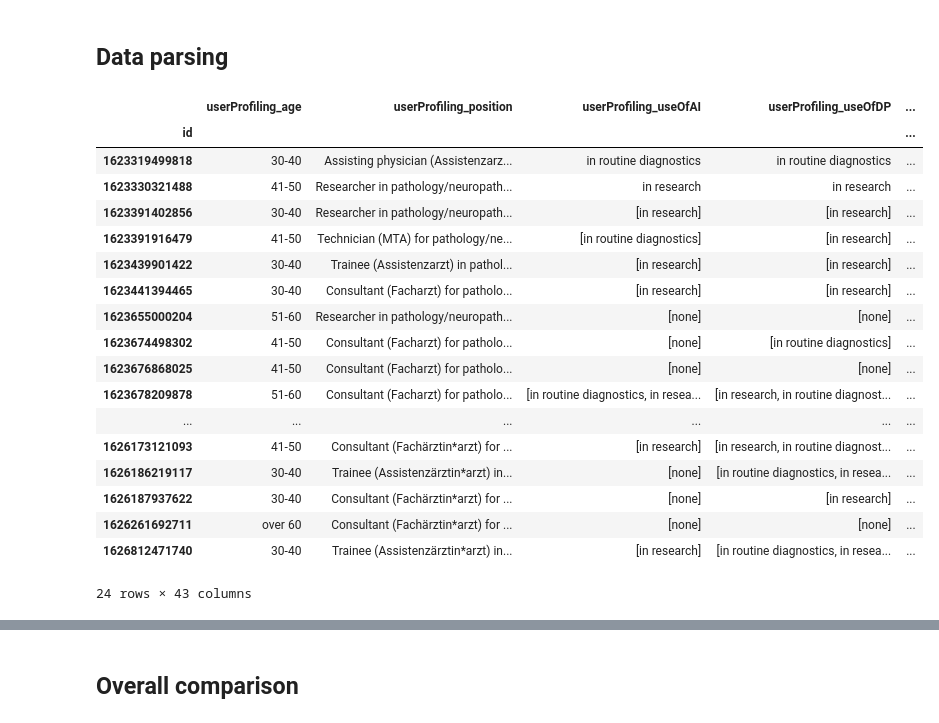
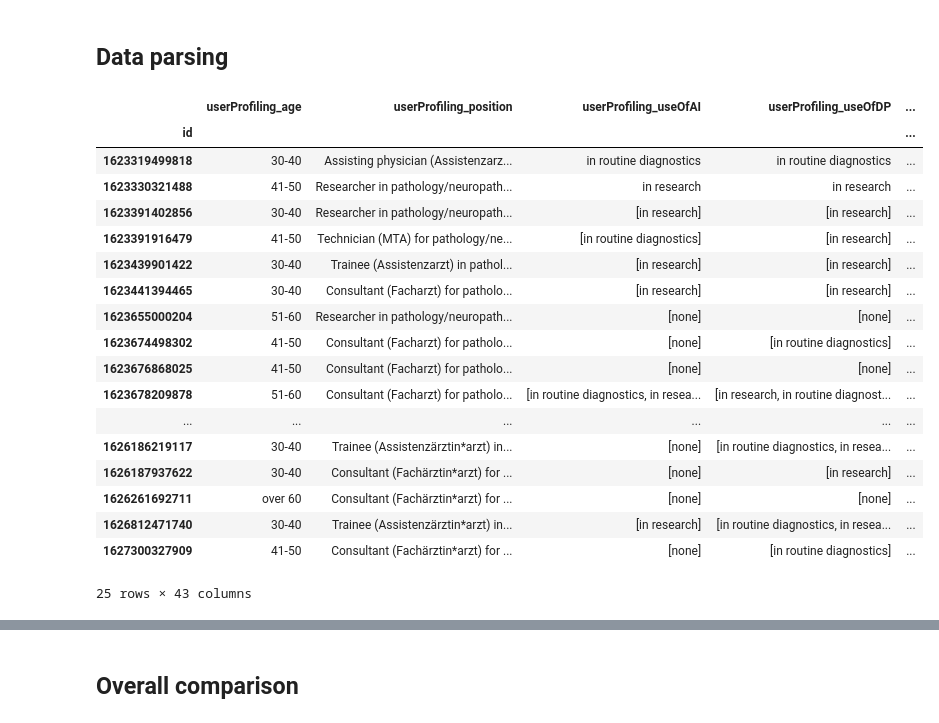
Before and after one commit to theodore-evans/xai-in-digital-pathology, a Jupyter notebook: DataProcessing/data_processing.ipynb, the cells around one changed output, grey strips where cells are left out. Saved outputs shown, nothing was run; the diff lists cells and outputs as text; code cells hidden in the pictures.

Commit message:
cleaned up data analysis notebook

```diff
--- a/DataProcessing/data_processing.ipynb
+++ b/DataProcessing/data_processing.ipynb
@@ -16,7 +16,7 @@ Prior to parsing, spurious responses were discarded on the basis of:
 ## Data parsing
 # %%
 # Loading Data
-RESULTS_FILEPATH = "data/20210723094949_results.json"
+RESULTS_FILEPATH = "data/20210726170044_results.json"
 figure_save_dir = os.path.splitext(RESULTS_FILEPATH)[0]
 
 ids_to_exclude = [
@@ -37,39 +37,39 @@ with open(RESULTS_FILEPATH) as f:
         entry["id"] = str(round(entry["id"]))
         if "userProfiling_aiFamiliarity" not in entry['userProfiling_'].keys():
             entry["userProfiling_"]["userProfiling_aiFamiliarity"]="missing"
         data.append(entry)
     df = pd.json_normalize(data)
     df.drop(labels=["__v", "_id.$oid"], axis=1, inplace=True)
 
 renamed = [name.split("_.")[-1] for name in df.columns]
 col_rename = {i: j for i, j in zip(df.columns, renamed)}
 df = df.rename(columns=col_rename)
 df.drop_duplicates(subset=['id'], inplace=True)
 
 df = df[~df.id.isin(ids_to_exclude)]
 df = df[df.userProfiling_position != "other"]
 df.set_index("id", inplace=True)
 df
 # %% [output]
 |  | userProfiling_age | userProfiling_position | userProfiling_useOfAI | userProfiling_useOfDP | ... |
 | id |  |  |  |  | ... |
 | 1623319499818 | 30-40 | Assisting physician (Assistenzarz... | in routine diagnostics | in routine diagnostics | ... |
 | 1623330321488 | 41-50 | Researcher in pathology/neuropath... | in research | in research | ... |
 | 1623391402856 | 30-40 | Researcher in pathology/neuropath... | [in research] | [in research] | ... |
 | 1623391916479 | 41-50 | Technician (MTA) for pathology/ne... | [in routine diagnostics] | [in research] | ... |
 | 1623439901422 | 30-40 | Trainee (Assistenzarzt) in pathol... | [in research] | [in research] | ... |
 | 1623441394465 | 30-40 | Consultant (Facharzt) for patholo... | [in research] | [in research] | ... |
 | 1623655000204 | 51-60 | Researcher in pathology/neuropath... | [none] | [none] | ... |
 | 1623674498302 | 41-50 | Consultant (Facharzt) for patholo... | [none] | [in routine diagnostics] | ... |
 | 1623676868025 | 41-50 | Consultant (Facharzt) for patholo... | [none] | [none] | ... |
 | 1623678209878 | 51-60 | Consultant (Facharzt) for patholo... | [in routine diagnostics, in resea... | [in research, in routine diagnost... | ... |
 | ... | ... | ... | ... | ... | ... |
-| 1626173121093 | 41-50 | Consultant (Fachärztin*arzt) for ... | [in research] | [in research, in routine diagnost... | ... |
 | 1626186219117 | 30-40 | Trainee (Assistenzärztin*arzt) in... | [none] | [in routine diagnostics, in resea... | ... |
 | 1626187937622 | 30-40 | Consultant (Fachärztin*arzt) for ... | [none] | [in research] | ... |
 | 1626261692711 | over 60 | Consultant (Fachärztin*arzt) for ... | [none] | [none] | ... |
 | 1626812471740 | 30-40 | Trainee (Assistenzärztin*arzt) in... | [in research] | [in routine diagnostics, in resea... | ... |
+| 1627300327909 | 41-50 | Consultant (Fachärztin*arzt) for ... | [none] | [in routine diagnostics] | ... |
-24 rows × 43 columns
+25 rows × 43 columns
 # %%
 user_df = df[
     [
```
Also changed, not shown: parts of 15 cells of this notebook, 15 other files.
